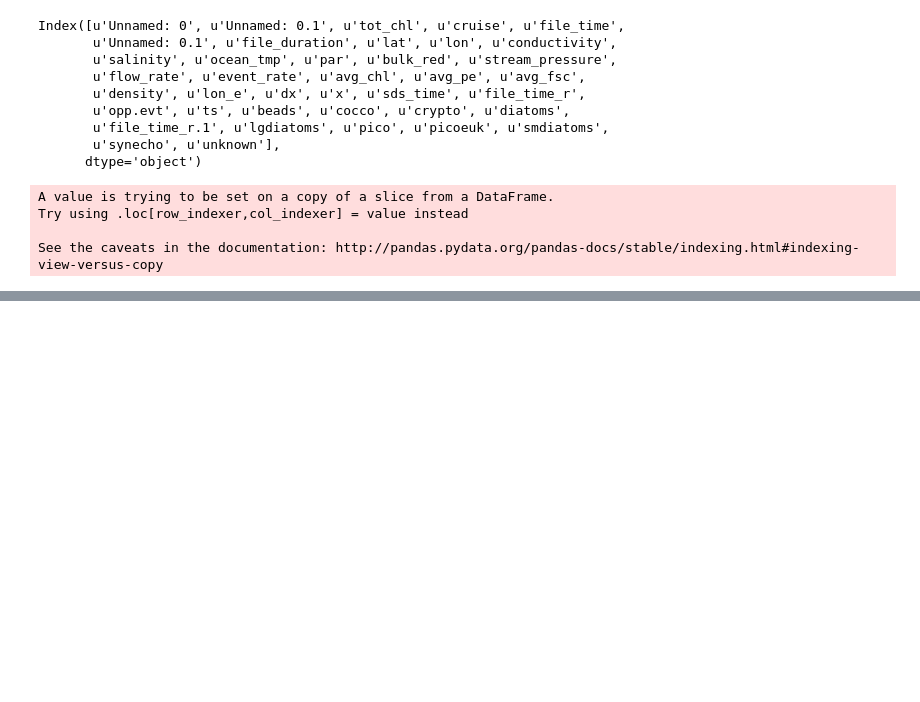
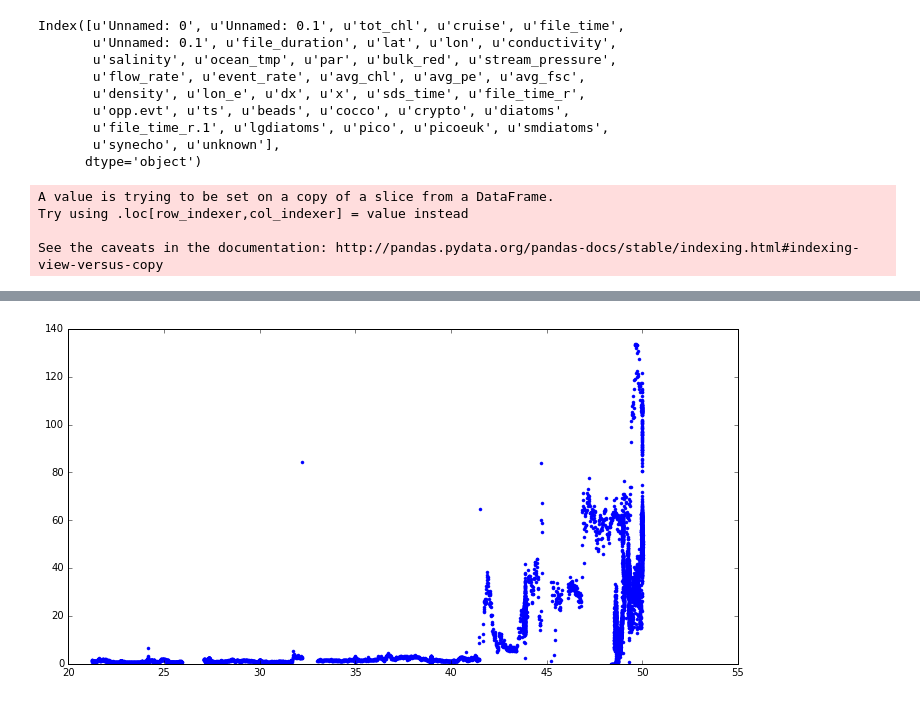
Before and after one commit to sophieclayton/KM1304_lengthscales, a Jupyter notebook: analysis/KM1304_fft.ipynb, the cells around one changed output, grey strips where cells are left out. Saved outputs shown, nothing was run; the diff lists cells and outputs as text; code cells hidden in the pictures; blank space fills up the shorter version.

```diff
--- a/analysis/KM1304_fft.ipynb
+++ b/analysis/KM1304_fft.ipynb
@@ -1203,0 +1208,10 @@ fig12.savefig('/Users/sclayton/Documents/KM1304_lengthscales/figures/KM1304_12_s
+# %%
+filepath = '/Users/sclayton/Google Drive/seaflow_data/stat_original/KiloMoana_1.csv'
+KM1 = pd.read_csv(filepath)
+
+plt.figure(12, figsize=(12, 6), dpi = 600)
+pro = KM1[KM1['pop']=='picoeuk']
+plt.plot(pro['lat'], pro['abundance'], '.')
+plt.show()
+# %% [output]
+[figure, added]
```
Also changed, not shown: parts of 15 cells of this notebook.
